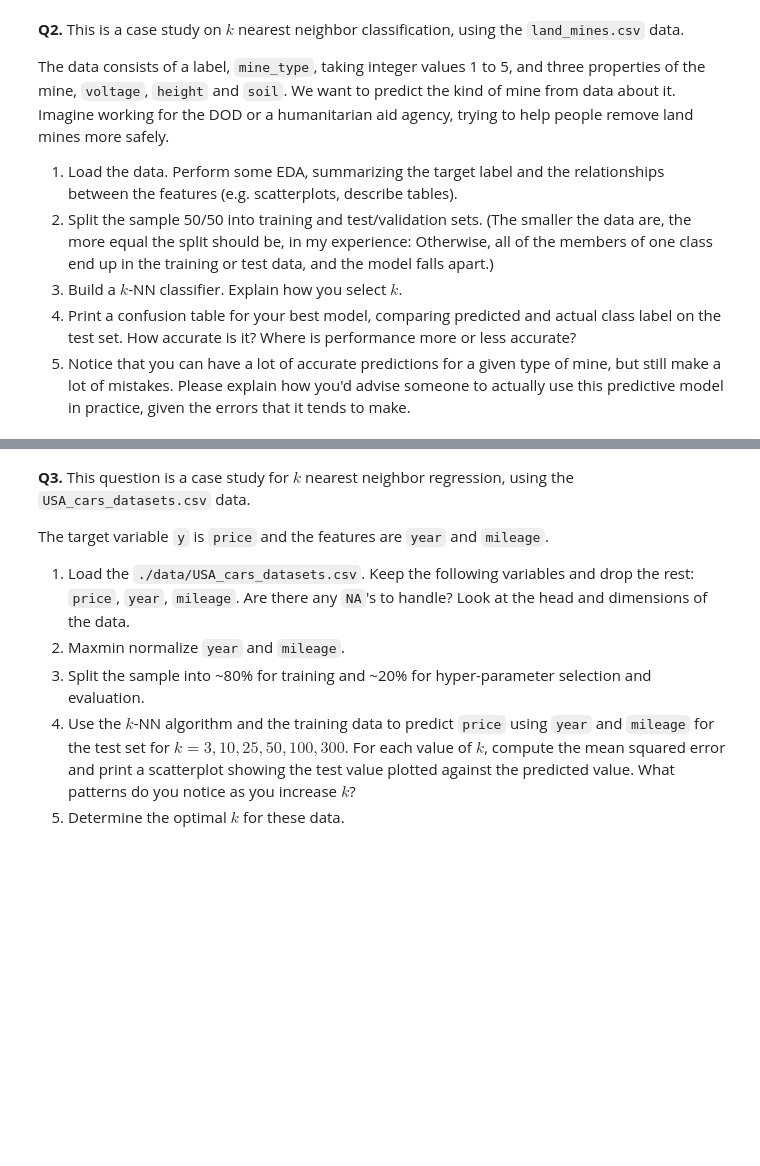
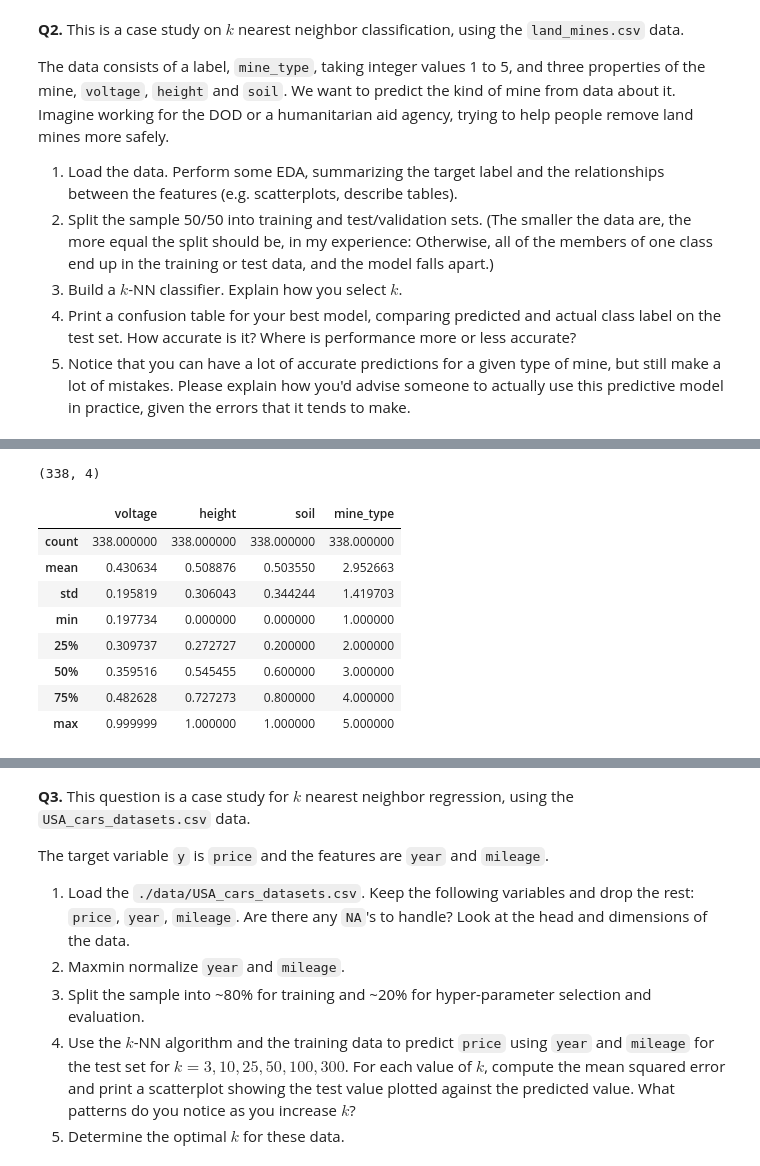
Before and after one commit to lydialeelee/undergrad_ml_assignments, a Jupyter notebook: 02_assignment_knn.ipynb, the cells around one changed output, grey strips where cells are left out. Saved outputs shown, nothing was run; the diff lists cells and outputs as text; code cells hidden in the pictures; blank space fills up the shorter version.

```diff
--- a/02_assignment_knn.ipynb
+++ b/02_assignment_knn.ipynb
@@ -37,0 +58,16 @@ The data consists of a label, `mine_type`, taking integer values 1 to 5, and thr
+# %%
+landmines.shape
+# %% [output]
+(338, 4)
+# %%
+landmines.describe()
+# %% [output]
+|  | voltage | height | soil | mine_type |
+| count | 338.000000 | 338.000000 | 338.000000 | 338.000000 |
+| mean | 0.430634 | 0.508876 | 0.503550 | 2.952663 |
+| std | 0.195819 | 0.306043 | 0.344244 | 1.419703 |
+| min | 0.197734 | 0.000000 | 0.000000 | 1.000000 |
+| 25% | 0.309737 | 0.272727 | 0.200000 | 2.000000 |
+| 50% | 0.359516 | 0.545455 | 0.600000 | 3.000000 |
+| 75% | 0.482628 | 0.727273 | 0.800000 | 4.000000 |
+| max | 0.999999 | 1.000000 | 1.000000 | 5.000000 |
```
Also changed, not shown: parts of 27 cells of this notebook.
